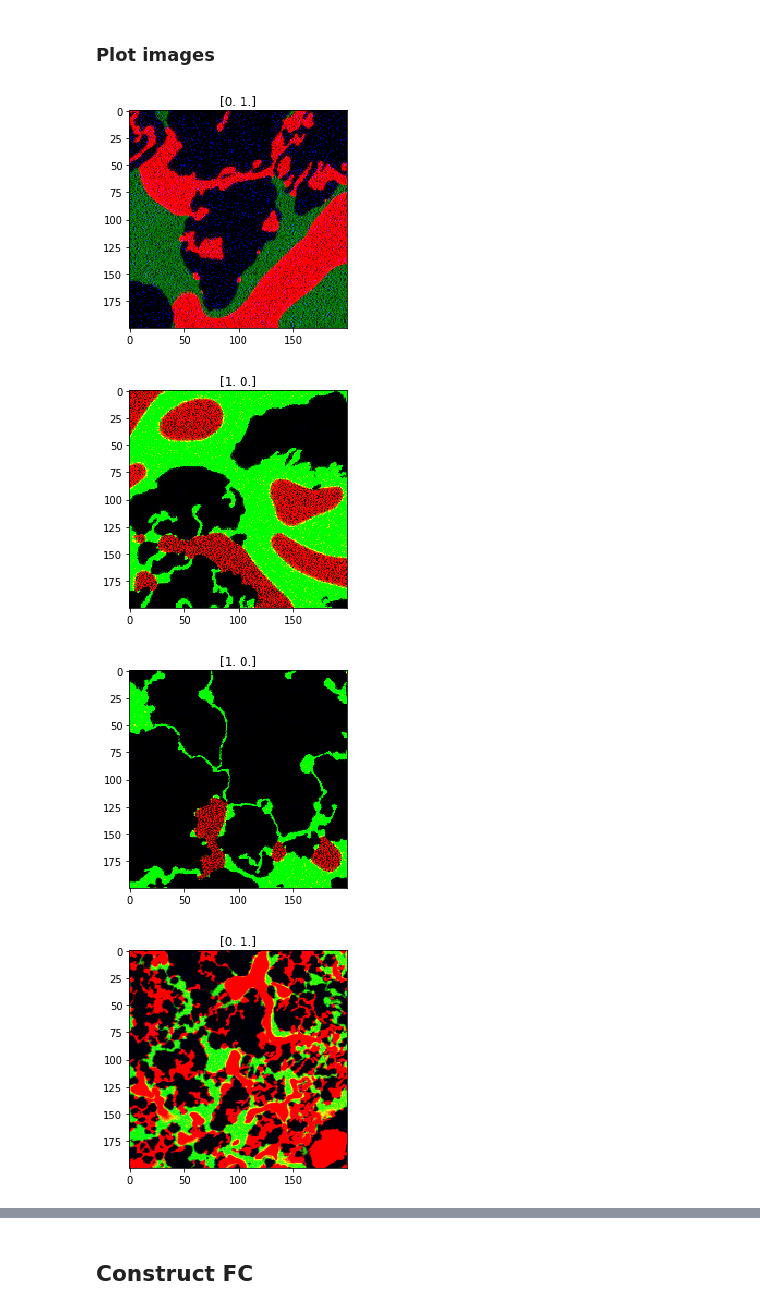
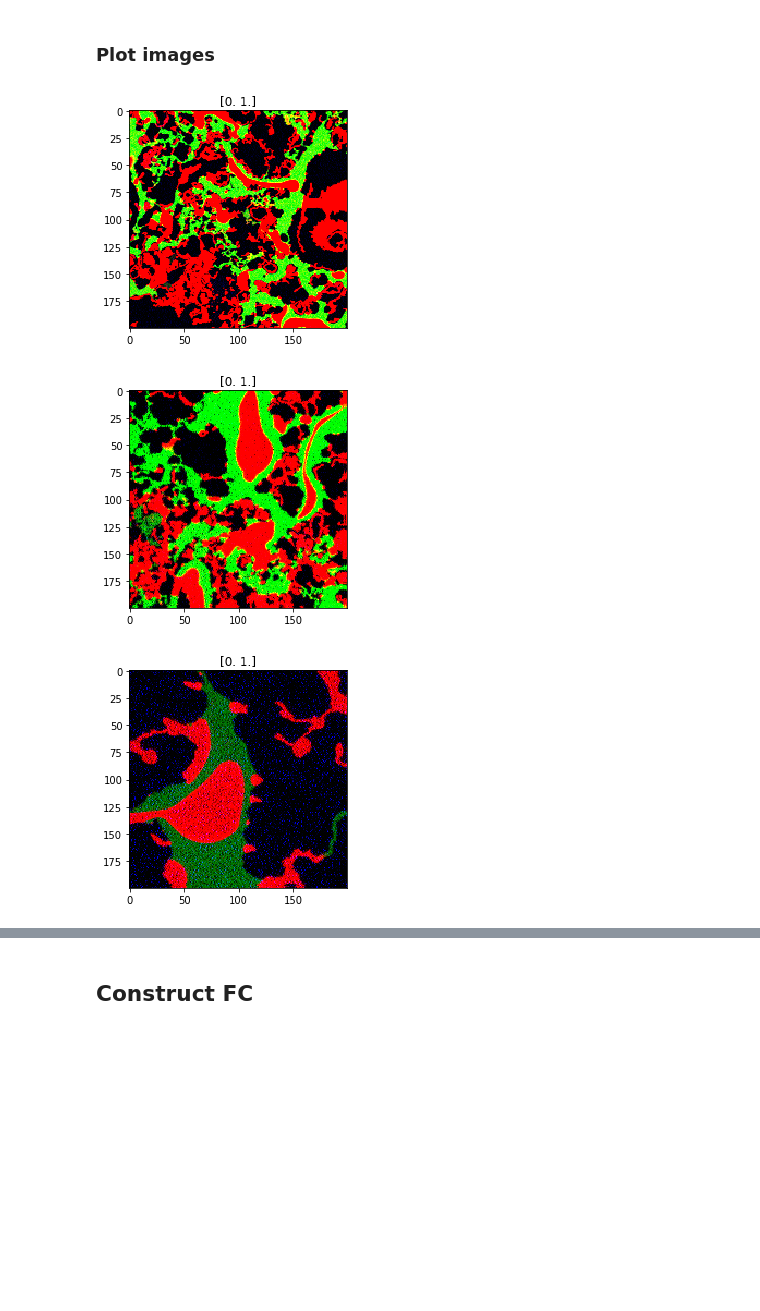
Before and after one commit to wy30422/WettabilityClassification, a Jupyter notebook: fc_model.ipynb, the cells around one changed output, grey strips where cells are left out. Saved outputs shown, nothing was run; the diff lists cells and outputs as text; code cells hidden in the pictures; blank space fills up the shorter version.

```diff
--- a/fc_model.ipynb
+++ b/fc_model.ipynb
@@ -34,0 +100,26 @@ import h5py
+# %%
+## Shuffle and Divide Data into Train, Val, Test
+np.random.seed(7)
+randomize = np.array (np.arange(all_data_raw.shape[0]))
+np.random.shuffle(randomize)
+all_data = all_data_raw[randomize] / 255.
+all_label = all_label_raw[randomize]
+
+num_train, num_eval, num_test = 3000, 100, 100
+
+train_data = all_data[:num_train, ...]
+train_label = all_label[:num_train, :]
+
+eval_data = all_data[num_train:(num_train+num_eval), ...]
+eval_label = all_label[num_train:(num_train+num_eval):, :]
+
+test_data = all_data[-num_test:, ...]
+test_label = all_label[-num_test:, :]
+
+print('Train Data Set',train_data.shape)
+print('Validation Data Set',eval_data.shape)
+print('Test Data Set', test_data.shape)
+
+print('Train Data Label', train_label.shape)
+print('Validation Data Label', eval_label.shape)
+print('Test Data Label', test_label.shape)
@@ -35,13 +137,13 @@ import h5py
 # %%
 #fn = h5py.File('./saved_models/rock_image_ss2_200x200_onehotlabels.h5', 'r')
-fn = h5py.File('./saved_models/rock_image_carb_200x200_onehotlabels.h5', 'r')
-train_data = np.array(fn['train'])
-train_label = np.array(fn['train_label'])
-eval_data = np.array(fn['eval'])
-eval_label = np.array(fn['eval_label'])
-test_data = np.array(fn['test'])
-test_label = np.array(fn['test_label'])
-fn.close()
+#fn = h5py.File('./saved_models/rock_image_carb_200x200_onehotlabels.h5', 'r')
+#train_data = np.array(fn['train'])
+#train_label = np.array(fn['train_label'])
+#eval_data = np.array(fn['eval'])
+#eval_label = np.array(fn['eval_label'])
+#test_data = np.array(fn['test'])
+#test_label = np.array(fn['test_label'])
+#fn.close()
 # %%
 train_data.shape
 # %% [output]
@@ -57,12 +159,11 @@ import matplotlib.pyplot as plt
 # %%
 title_dict = {0.0: 'oil wet', 1.0: 'water wet'}
 # %%
-for k in range(5):
+for k in range(20,23):
     plt.imshow(train_data[k, ...])
     plt.title(train_label[k])
     plt.show()
 # %% [output]
-[figure, old version]
+[figure, new version]
-[figure, old version]
+[figure, new version]
-[figure, old version]
+[figure, new version]
-[figure, removed]
```
Also changed, not shown: parts of 27 cells of this notebook, 1 other file.
